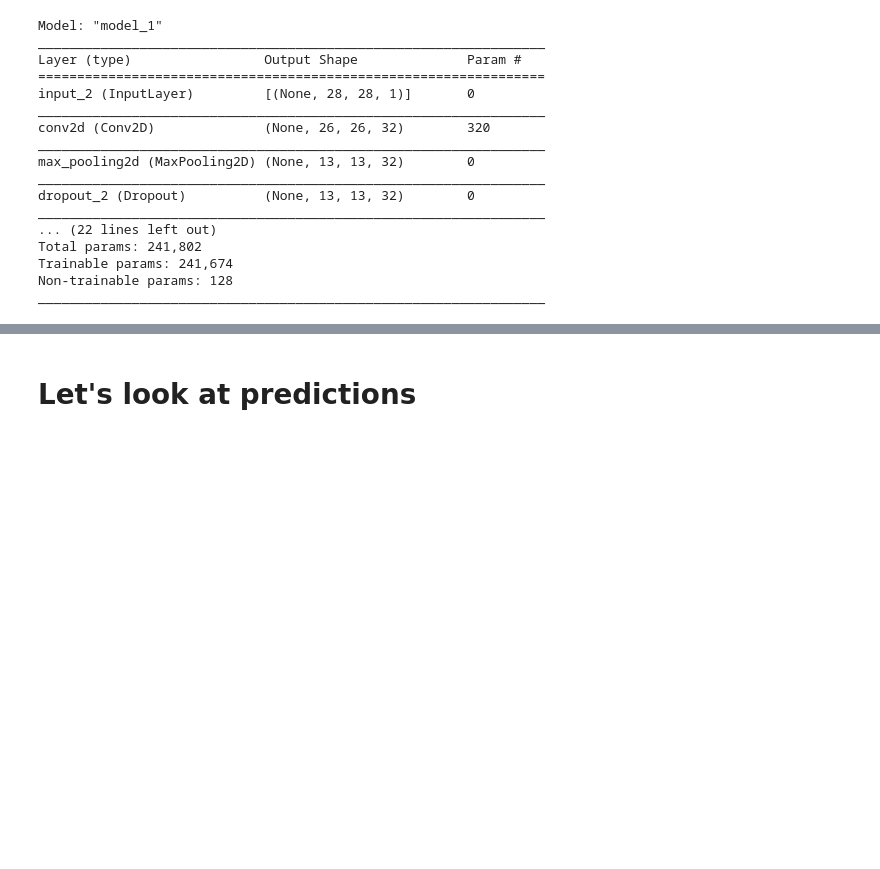
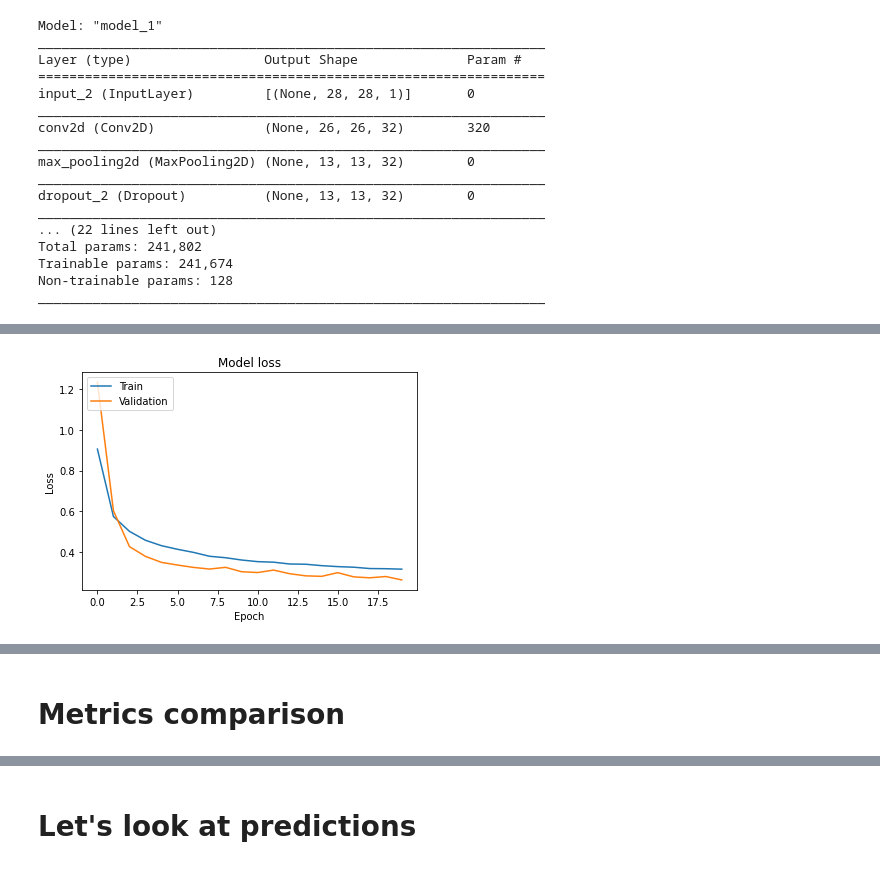
Before and after one commit to arlap/fashionMNIST_experiments, a Jupyter notebook: notebooks/1.0-lao-fashionMNIST.ipynb, the cells around one changed output, grey strips where cells are left out. Drawn from its saved outputs; the diff is of its cells as text; code cells hidden in the pictures; blank space fills up the shorter version.

```diff
--- a/notebooks/1.0-lao-fashionMNIST.ipynb
+++ b/notebooks/1.0-lao-fashionMNIST.ipynb
@@ -224,8 +239,15 @@ Non-trainable params: 0
 _________________________________________________________________
 # %%
+%%time
+cb = ModelCheckpoint(filepath="../models/sep_arch_model.h5",
+                     monitor='val_loss',
+                     save_best_only=True)
+
 history_sep = sep_model.fit(train_imgs.reshape(60000, 28, 28, 1),
-                    train_labels,
-                    epochs=20, validation_split=0.18, batch_size=256)
+                              train_labels,
+                              epochs=20,
+                              validation_split=0.18,
+                              batch_size=256, callbacks=cb)
 
 vis.plot_loss_graph(history_sep)
 # %% [output]
@@ -232,0 +271 @@ Epoch 1/20
+[figure, added]
@@ -234,3 +276,5 @@ KeyboardInterrupt:
+# %% [markdown]
+# Metrics comparison
 # %%
 test_loss, test_acc = dense_model.evaluate(test_imgs.reshape(10000, 28, 28, 1), test_labels)
 print('Test accuracy:', test_acc)
```
Also changed, not shown: parts of 50 cells of this notebook, 2 other files.
